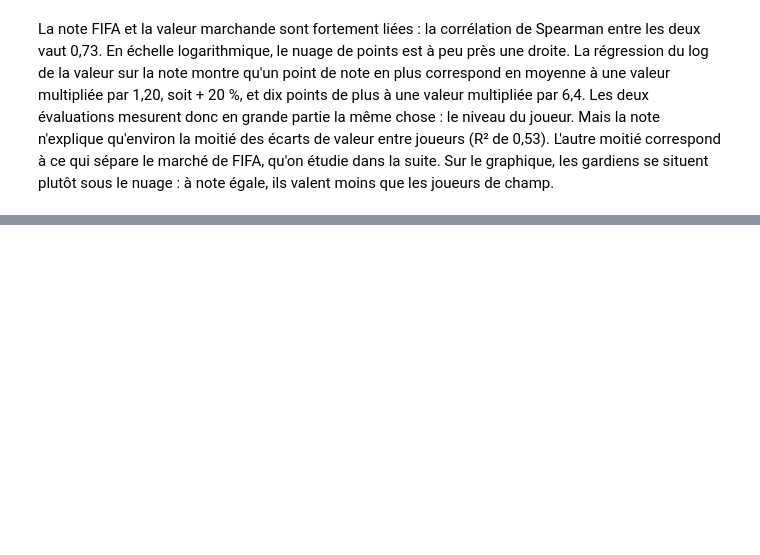
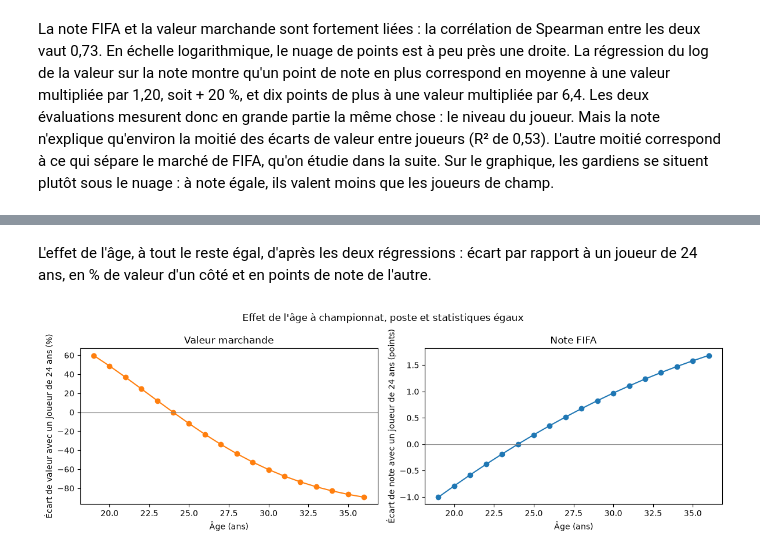
Before and after one commit to Iseo-sort/projet_python_football, a Jupyter notebook: notebooks/analyse_fifa.ipynb, the cells around one changed output, grey strips where cells are left out. Cells and saved outputs as stored; diff of their text form; code cells hidden in the pictures; blank space fills up the shorter version.

```diff
--- a/notebooks/analyse_fifa.ipynb
+++ b/notebooks/analyse_fifa.ipynb
@@ -257,0 +263,7 @@ La note FIFA et la valeur marchande sont fortement liées : la corrélation de S
+# %%
+formule = " + ".join(FACTEURS.values())
+modele_valeur = smf.ols(f"log_valeur ~ {formule}", data=joueurs_notes).fit()
+modele_fifa = smf.ols(f"note ~ {formule}", data=joueurs_notes).fit()
+print(f"R² valeur (log) : {modele_valeur.rsquared:.2f}   R² note : {modele_fifa.rsquared:.2f}")
+
+tableau_coefficients(modele_fifa, cible_en_log=False)
@@ -257,0 +317,27 @@ La note FIFA et la valeur marchande sont fortement liées : la corrélation de S
+# %% [markdown]
+L'effet de l'âge, à tout le reste égal, d'après les deux régressions : écart par rapport
+à un joueur de 24 ans, en % de valeur d'un côté et en points de note de l'autre.
+# %%
+ages = np.arange(19, 37)
+
+
+def effet_age(modele):
+    """Écart (dans l'unité de la variable expliquée) entre chaque âge et 24 ans."""
+    b1, b2 = modele.params["age"], modele.params["I(age ** 2)"]
+    return b1 * (ages - 24) + b2 * (ages ** 2 - 24 ** 2)
+
+
+fig, axes = plt.subplots(1, 2, figsize=(12, 4))
+axes[0].plot(ages, (np.exp(effet_age(modele_valeur)) - 1) * 100, marker="o", color="tab:orange")
+axes[0].axhline(0, color="grey", linewidth=0.8)
+axes[0].set(title="Valeur marchande", xlabel="Âge (ans)",
+            ylabel="Écart de valeur avec un joueur de 24 ans (%)")
+axes[1].plot(ages, effet_age(modele_fifa), marker="o")
+axes[1].axhline(0, color="grey", linewidth=0.8)
+axes[1].set(title="Note FIFA", xlabel="Âge (ans)",
+            ylabel="Écart de note avec un joueur de 24 ans (points)")
+fig.suptitle("Effet de l'âge à championnat, poste et statistiques égaux")
+plt.tight_layout()
+plt.show()
+# %% [output]
+[figure, added]
```
Also changed, not shown: parts of 5 cells of this notebook.
